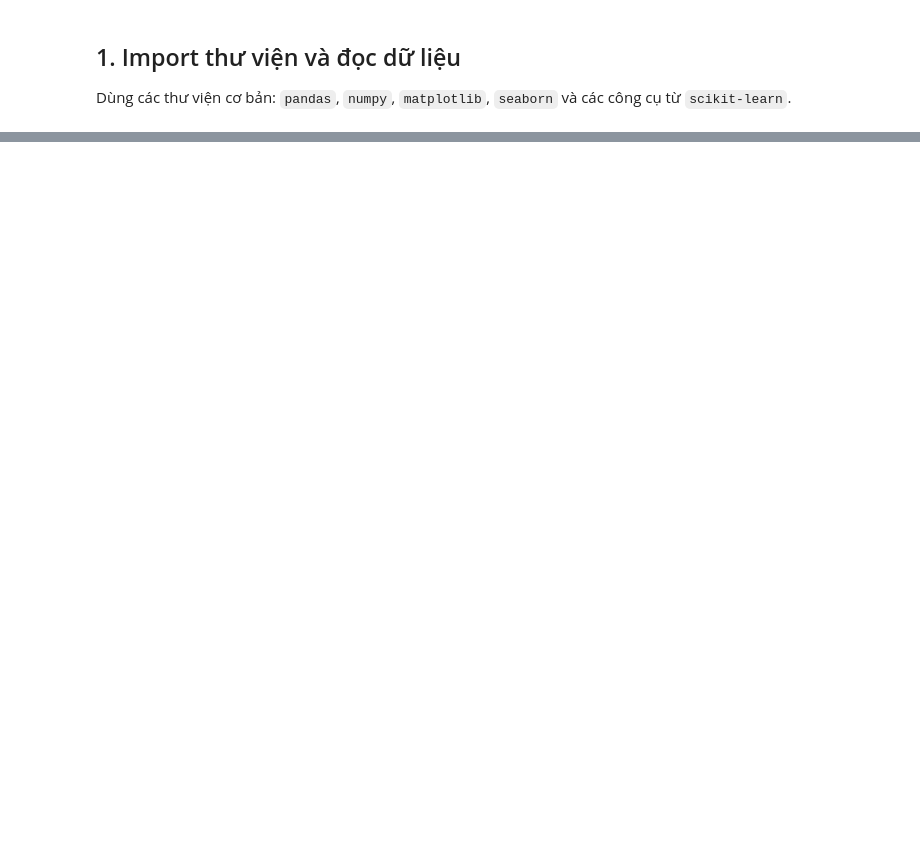
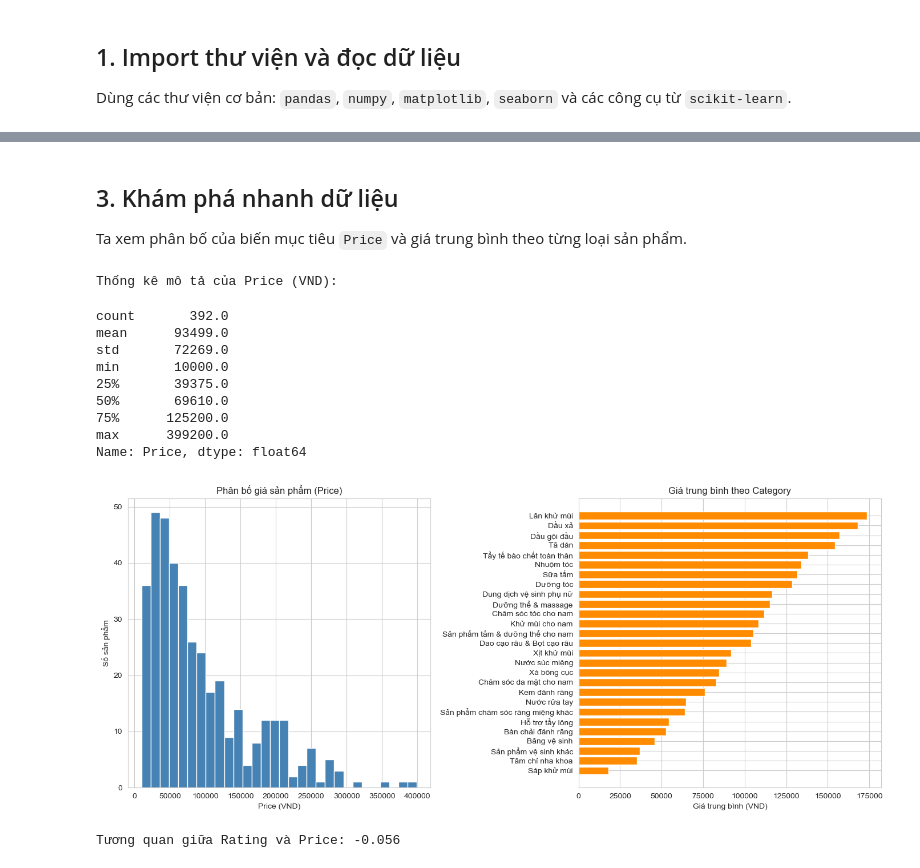
Before and after one commit to MoshiM0chiMoshi/Group5_Pharmacity_Personal_Care, a Jupyter notebook: Stage 2/02_Regression.ipynb, the cells around one changed output, grey strips where cells are left out. Drawn from its saved outputs; the diff is of its cells as text; code cells hidden in the pictures; blank space fills up the shorter version.

```diff
--- a/Stage 2/02_Regression.ipynb
+++ b/Stage 2/02_Regression.ipynb
@@ -464,0 +56,16 @@ TỔNG KẾT TASK 3
+# %%
+# Mỗi dòng của df là một ĐƠN HÀNG, nhưng giá thuộc về SẢN PHẨM.
+# Trước tiên kiểm tra: mỗi ProductID có đúng 1 mức giá, 1 loại, 1 thương hiệu, 1 điểm Rating không?
+cac_cot = ['Category', 'Brand', 'Rating', 'Price']
+so_gia_tri_khac_nhau = df.groupby('ProductID')[cac_cot].nunique().max()
+print("Số giá trị khác nhau lớn nhất của mỗi cột trong cùng 1 ProductID:")
+print(so_gia_tri_khac_nhau)
+
+# Giữ lại mỗi sản phẩm đúng 1 dòng -> bảng sản phẩm
+san_pham = df.drop_duplicates(subset='ProductID')[['ProductID'] + cac_cot].reset_index(drop=True)
+
+print(f"\n{len(df)} đơn hàng -> {len(san_pham)} sản phẩm khác nhau")
+print(f"Số loại sản phẩm (Category): {san_pham['Category'].nunique()}")
+print(f"Số thương hiệu (Brand)     : {san_pham['Brand'].nunique()}")
+print("Số giá trị thiếu:")
+print(san_pham.isna().sum())
@@ -464,0 +90,39 @@ TỔNG KẾT TASK 3
+# %% [markdown]
+## 3. Khám phá nhanh dữ liệu
+
+Ta xem phân bố của biến mục tiêu `Price` và giá trung bình theo từng loại sản phẩm.
+# %%
+print("Thống kê mô tả của Price (VND):")
+display(san_pham['Price'].describe().round(0))
+
+fig, axes = plt.subplots(1, 2, figsize=(14, 6))
+
+# (1) Phân bố của biến mục tiêu Price
+axes[0].hist(san_pham['Price'], bins=30, color='steelblue', edgecolor='white')
+axes[0].set_title('Phân bố giá sản phẩm (Price)')
+axes[0].set_xlabel('Price (VND)')
+axes[0].set_ylabel('Số sản phẩm')
+
+# (2) Giá trung bình theo từng loại sản phẩm
+gia_tb = san_pham.groupby('Category')['Price'].mean().sort_values()
+axes[1].barh(gia_tb.index, gia_tb.values, color='darkorange')
+axes[1].set_title('Giá trung bình theo Category')
+axes[1].set_xlabel('Giá trung bình (VND)')
+
+plt.tight_layout()
+plt.show()
+
+print(f"Tương quan giữa Rating và Price: {san_pham['Rating'].corr(san_pham['Price']):.3f}")
+# %% [output]
+Thống kê mô tả của Price (VND):
+count       392.0
+mean      93499.0
+std       72269.0
+min       10000.0
+25%       39375.0
+50%       69610.0
+75%      125200.0
+max      399200.0
+Name: Price, dtype: float64
+[figure, added]
+Tương quan giữa Rating và Price: -0.056
```
Also changed, not shown: parts of 63 cells of this notebook, 4 other files.
